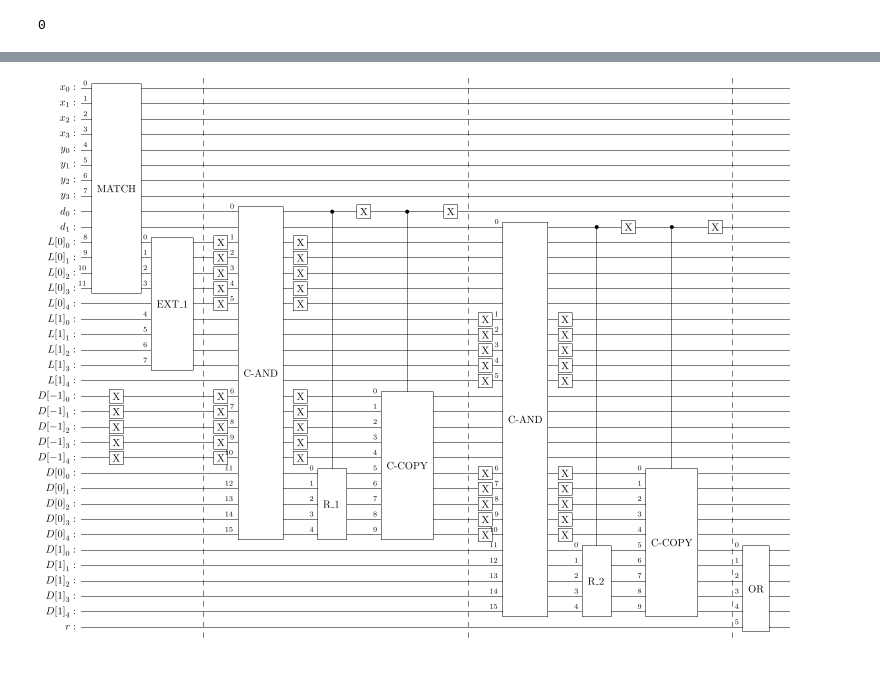
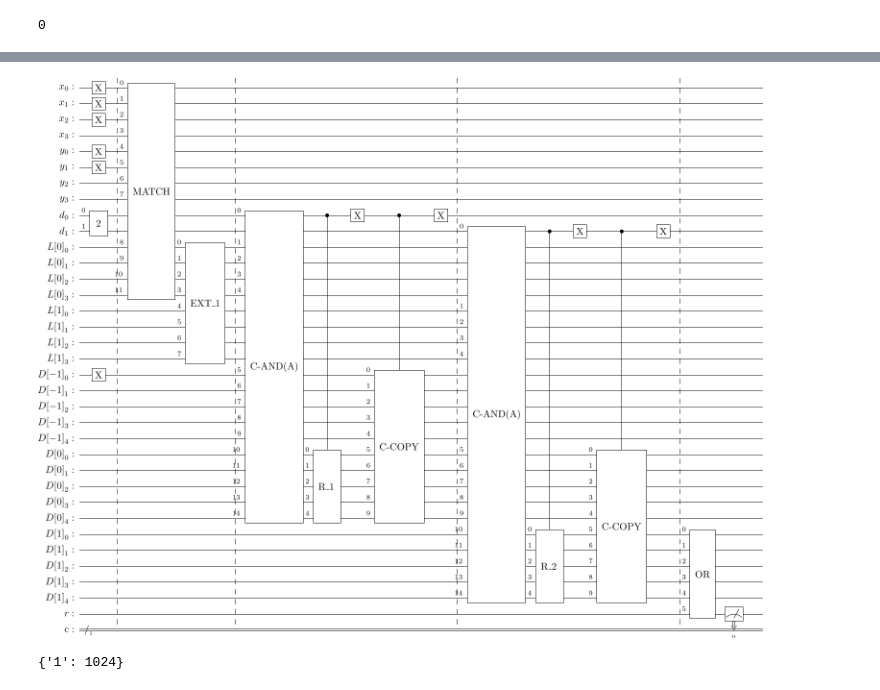
Before and after one commit to BoredDam/quantum-algorithms, a Jupyter notebook: Quantum-LCS/LCS-testing.ipynb, the cells around one changed output, grey strips where cells are left out. Drawn from its saved outputs; the diff is of its cells as text; code cells hidden in the pictures.

```diff
--- a/Quantum-LCS/LCS-testing.ipynb
+++ b/Quantum-LCS/LCS-testing.ipynb
@@ -78,8 +118,7 @@ def quantum_controlled_rotation(n: int):
 
     page 9 of the paper
     '''
-    l = np.log2(n)
-    l = int(np.ceil(l))
+    l = int(np.ceil(np.log2(n)))
 
     jr = QuantumRegister(l, 'j')
     qr = QuantumRegister(n, 'q')
@@ -88,10 +127,10 @@ def quantum_controlled_rotation(n: int):
     for i in range(l):
 
         qc = qc.compose(quantum_rotation(n, 2**i).control(1), [i,*qr])
-    return qc.to_gate(label='ROT')
+    return qc
 
 qc = QuantumCircuit(11)
-qc = qc.compose(quantum_controlled_rotation(8)).decompose()
+qc = qc.compose(quantum_controlled_rotation(8))
 qc.draw('latex')
 # %% [output]
 [figure]
@@ -233,3 +272,16 @@ def quantum_LCS(x: str, y: str, n):
 print(quantum_LCS(X, Y, len(X)))
 # %% [output]
 0
+# %%
+def updown_swap(n: int):
+
+    qx = QuantumRegister(n, 'x')
+    qc = QuantumCircuit(qx)
+
+    for i in range(int(n/2)):
+        qc.swap(i, n-i-1)
+    return qc.to_gate(label=' UPSIDEDOWN')
+
+qc = QuantumCircuit(4)
+qc = qc.compose(updown_swap(4))#.decompose()
+qc.draw('latex')
@@ -236,5 +290,5 @@ print(quantum_LCS(X, Y, len(X)))
 # %%
-def FSM(n):
+def FSM(n, D=0, d=0):
     '''
     builds the Fixed Substring Matching operator for inputs of size `n`
 
@@ -251,46 +305,61 @@ def FSM(n):
     qy = QuantumRegister(n, 'y')
     qd = QuantumRegister(d_len, 'd')
     qD = QuantumRegister(d_len+1, 'D')
+    c = ClassicalRegister(1, 'c')
     qL = []
 
     for i in range(L_num): # padding
-        qL.append(QuantumRegister(n+1, 'L['+str(i)+']'))
+        qL.append(QuantumRegister(n, 'L['+str(i)+']'))
 
     qD = []
     for i in range(d_len+1):
         qD.append(QuantumRegister(n+1, 'D['+str(i-1)+']'))
 
     qr = QuantumRegister(1, 'r')
-    qc = QuantumCircuit(qx,qy,qd,*qL,*qD,qr)
+    qc = QuantumCircuit(qx,qy,qd,*qL,*qD,qr,c)
 
-    qc = qc.compose(match_operator(n), [*qx, *qy, *qL[0][:n]])
+    # init
+    qc.x(qD[0][0])
+    qc.x(qx[:3])
+    qc.x(qy[:2])
+    qc = qc.compose(quantum_number_encode(d,d_len), qd)
+
+    qc.barrier()
+
+    qc = qc.compose(match_operator(n), [*qx, *qy, *qL[0]])
 
     for i in range(L_num-1):
-        qc = qc.compose(extension_operator(n, i+1), [*qL[i][:n], *qL[i+1][:n]])
+        qc = qc.compose(extension_operator(n, i+1), [*qL[i][:n], *qL[i+1]])
 
-    qc.x(qD[0])
+    #qc = qc.compose(updown_swap(d_len), qd)
+
 
     qc.barrier()
 
 
     for i in range(d_len):
-        qc.x(qL[i])
-        qc.x(qD[i])
-        qc = qc.compose(contr_bitwise_and_operator(n+1), [qd[i], *qL[i], *qD[i], *qD[i+1]])
-        qc.x(qL[i])
-        qc.x(qD[i])
+
+        qc = qc.compose(contr_bitwise_and_operator(n), [qd[i], *qL[i], *qD[i], *qD[i+1]])
+
         controlled_rot = quantum_rotation(n+1, 2**i).control(1)
         qc = qc.compose(controlled_rot, [qd[i], *qD[i+1]])
         qc.x(qd[i])
         controlled_copy = copy_operator(n+1).control(1)
         qc = qc.compose(controlled_copy, [qd[i],*qD[i], *qD[i+1]])
         qc.x(qd[i])
 
         qc.barrier()
 
     qc = qc.compose(or_operator(n+1), [*qD[d_len], qr])
+
+    qc.measure(qr,c)
     return qc
 
-FSM(4).draw('latex')
+qc = FSM(4, d=2)
+qc.draw('latex')
 # %% [output]
-[figure, old version]
+[figure, new version]
+# %%
+run(qc)
+# %% [output]
+{'1': 1024}
```
Also changed, not shown: parts of 10 cells of this notebook.
